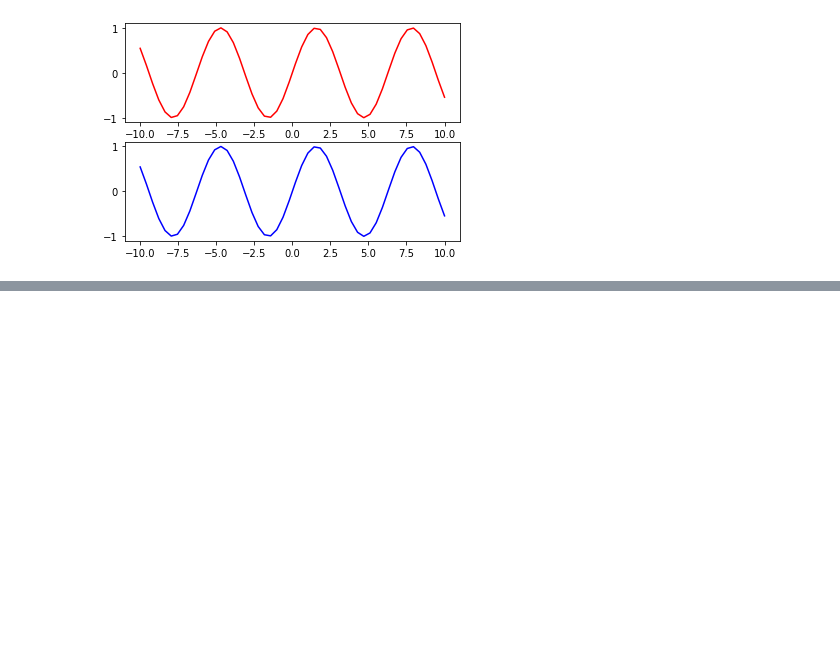
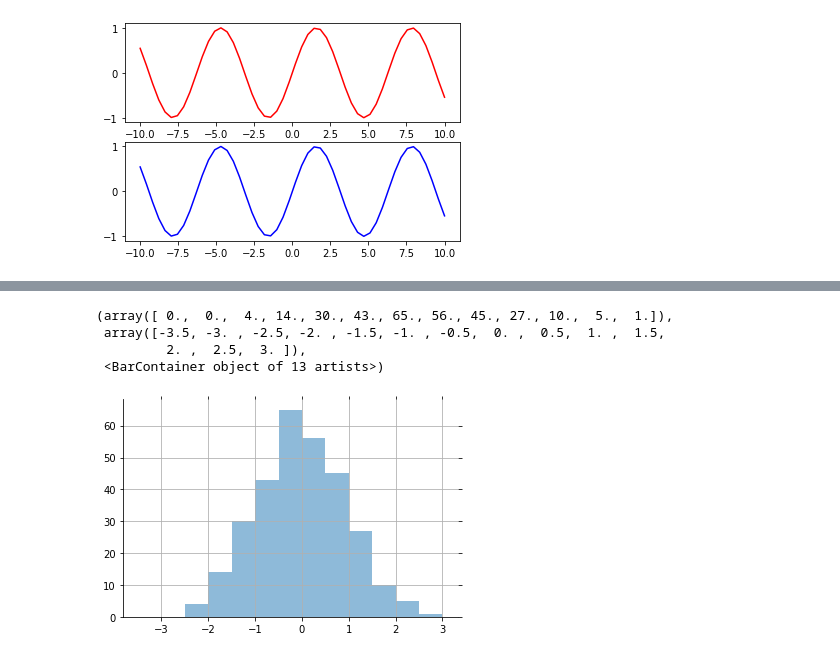
Before and after one commit to litaolemo/algorithm_learn, a Jupyter notebook: matplotlib_demo/基本操作.ipynb, the cells around one changed output, grey strips where cells are left out. Saved outputs shown, nothing was run; the diff lists cells and outputs as text; code cells hidden in the pictures; blank space fills up the shorter version.

```diff
--- a/matplotlib_demo/基本操作.ipynb
+++ b/matplotlib_demo/基本操作.ipynb
@@ -71,0 +85,17 @@ plt.plot(x, y, color='b')
+# %%
+x = np.random.normal(loc=0.0,scale=1.0,size=300)
+width=0.5
+bins = np.arange(math.floor(x.min())-width,math.ceil(x.max())+width,width)
+ax = plt.subplot(111)
+
+ax.spines['top'].set_visible(False)
+ax.spines['right'].set_visible(False)
+plt.tick_params(bottom='off',top='off',left='off',right='off')
+plt.grid()
+plt.hist(x,alpha=0.5,bins=bins)
+# %% [output]
+(array([ 0.,  0.,  4., 14., 30., 43., 65., 56., 45., 27., 10.,  5.,  1.]),
+ array([-3.5, -3. , -2.5, -2. , -1.5, -1. , -0.5,  0. ,  0.5,  1. ,  1.5,
+         2. ,  2.5,  3. ]),
+ <BarContainer object of 13 artists>)
+[figure, added]
```
Also changed, not shown: parts of 2 cells of this notebook, 5 other files.
